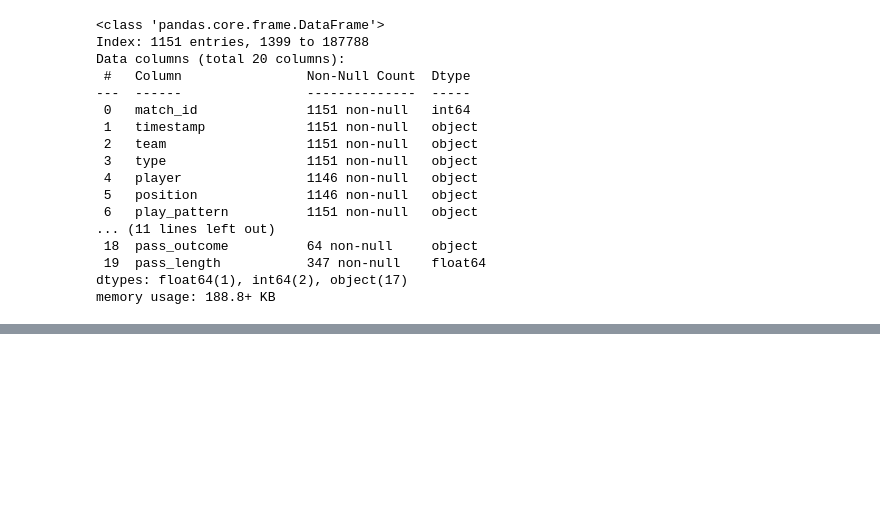
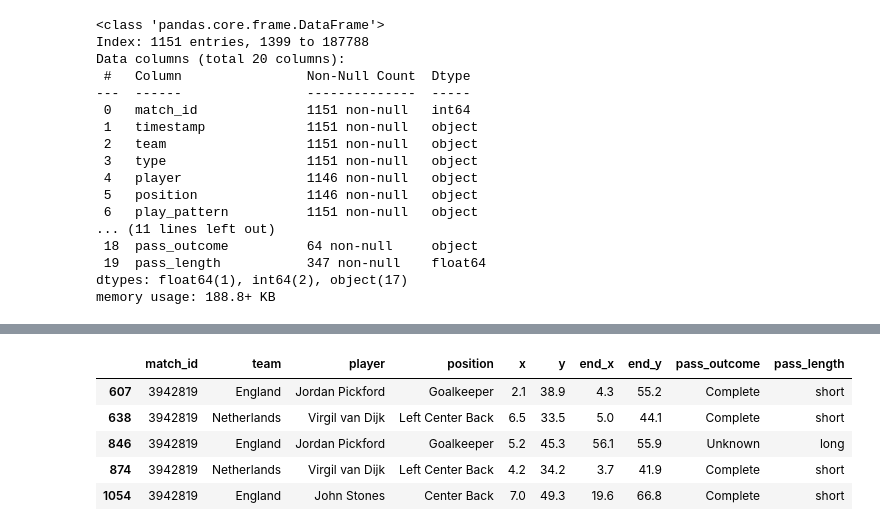
Before and after one commit to MarijnSt/spain-analysis-euro-2024, a Jupyter notebook: notebooks/build_up.ipynb, the cells around one changed output, grey strips where cells are left out. Drawn from its saved outputs; the diff is of its cells as text; code cells hidden in the pictures; blank space fills up the shorter version.

```diff
--- a/notebooks/build_up.ipynb
+++ b/notebooks/build_up.ipynb
@@ -108,7 +108,14 @@ example_chain.head(20)
 | 164539 | 3943043 | 00:00:40.645 | Spain | Miscontrol | Daniel Olmo Carvajal | Center Attacking Midfield | From Goal Kick | 3 | [49.3, 68.9] | ... |
 # %%
 gk_events = transform_to_goal_kick_events(events)
-gk_events_spain = gk_events[gk_events["team"] == "Spain"]
+gk_events.head()
+# %% [output]
+|  | match_id | team | player | position | x | y | end_x | end_y | pass_outcome | pass_length |
+| 607 | 3942819 | England | Jordan Pickford | Goalkeeper | 2.1 | 38.9 | 4.3 | 55.2 | Complete | short |
+| 638 | 3942819 | Netherlands | Virgil van Dijk | Left Center Back | 6.5 | 33.5 | 5.0 | 44.1 | Complete | short |
+| 846 | 3942819 | England | Jordan Pickford | Goalkeeper | 5.2 | 45.3 | 56.1 | 55.9 | Unknown | long |
+| 874 | 3942819 | Netherlands | Virgil van Dijk | Left Center Back | 4.2 | 34.2 | 3.7 | 41.9 | Complete | short |
+| 1054 | 3942819 | England | John Stones | Center Back | 7.0 | 49.3 | 19.6 | 66.8 | Complete | short |
 # %%
 # Calculate statistics
 gk_stats = calculate_gk_stats(gk_events)
```
Also changed, not shown: parts of 4 cells of this notebook, 6 other files.
